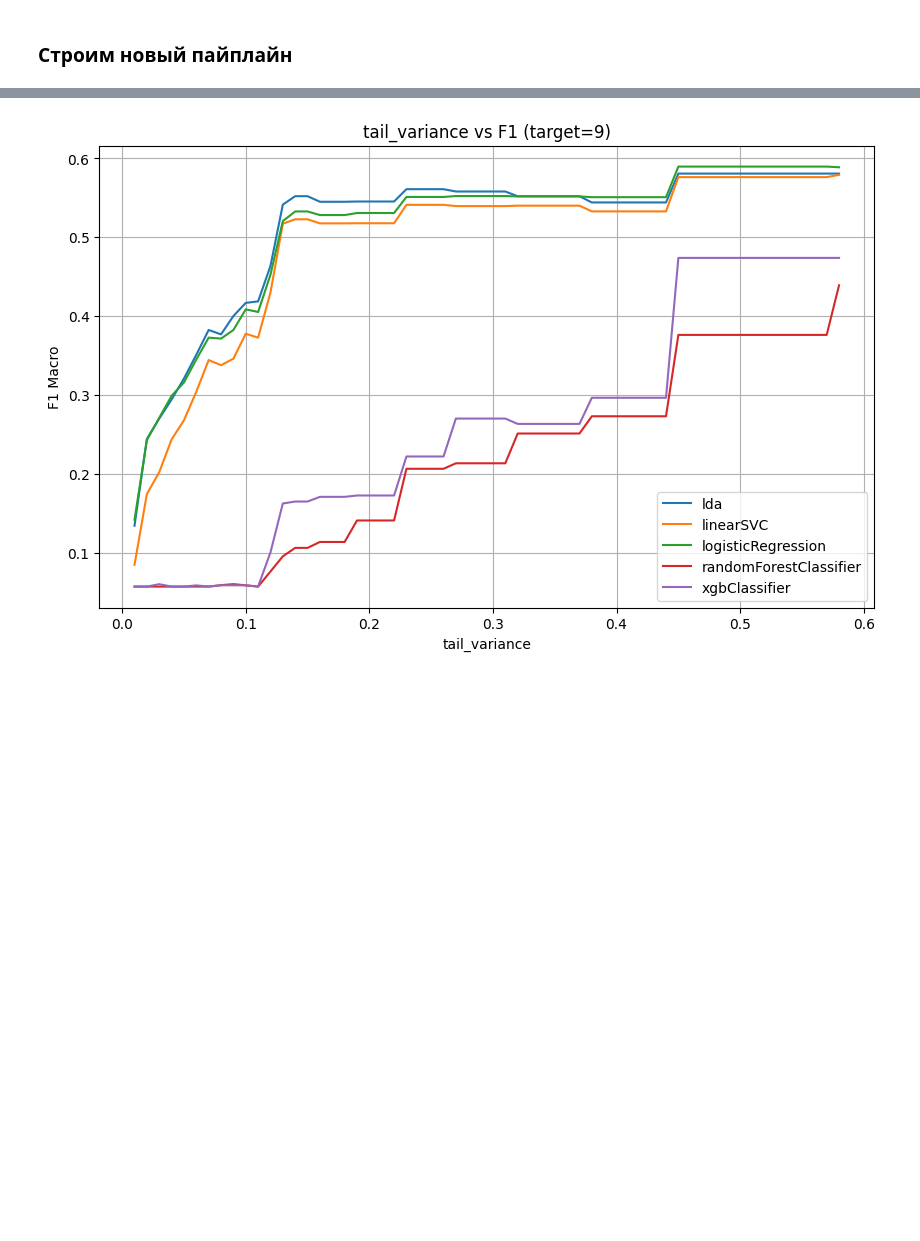
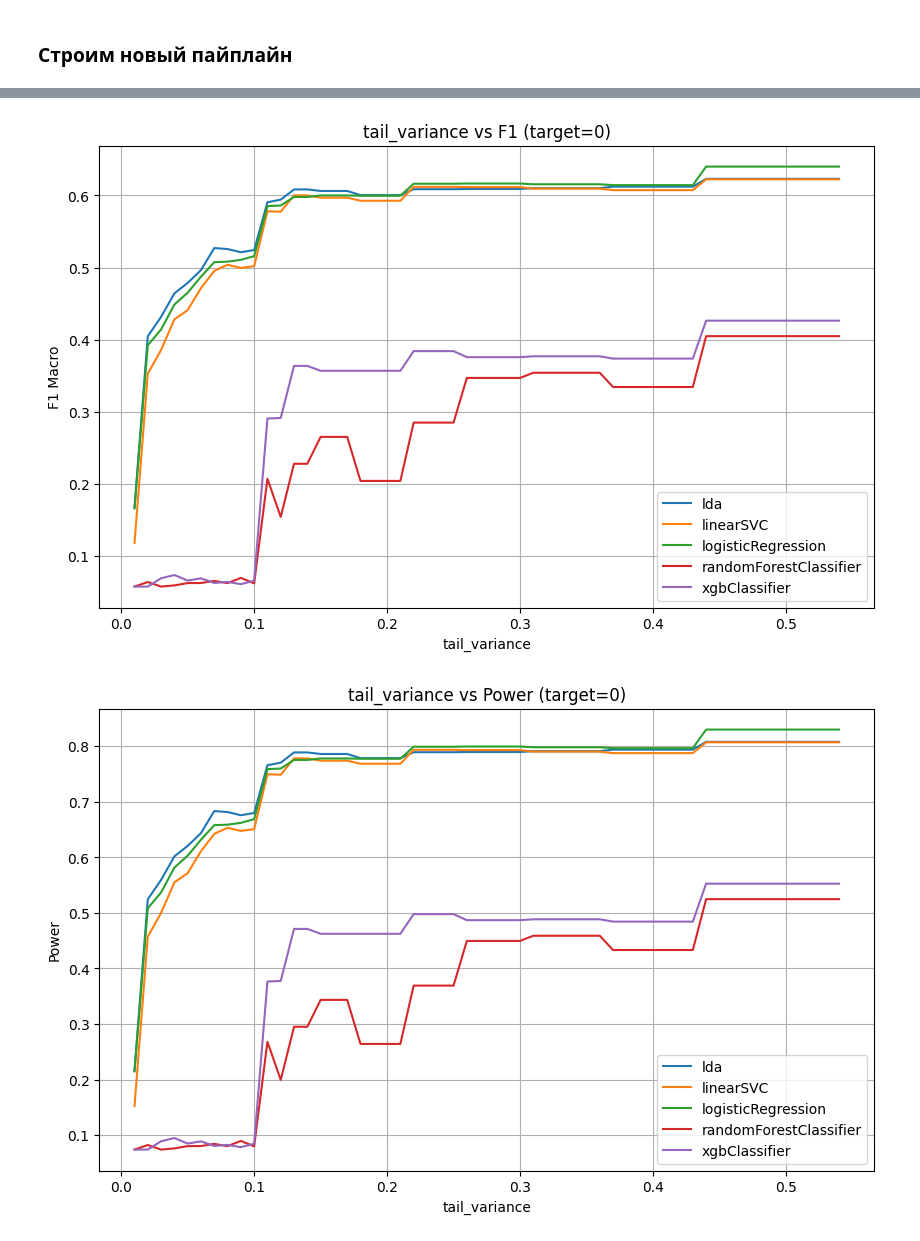
Before and after one commit to MinIN-git/ErrorCorrector, a Jupyter notebook: plot_res.ipynb, the cells around one changed output, grey strips where cells are left out. Saved outputs shown, nothing was run; the diff lists cells and outputs as text; code cells hidden in the pictures; blank space fills up the shorter version.

```diff
--- a/plot_res.ipynb
+++ b/plot_res.ipynb
@@ -26,7 +26,7 @@ device = torch.device("cuda" if torch.cuda.is_available() else "cpu")
 mlflow.set_experiment("Total_variance")
 
 seed = 42
-target = 9
+target = 0
 epoch = 15
 
 %matplotlib inline
@@ -213,10 +213,10 @@ def new_pipeline(features: np.array, preds: np.array, sep_model, proj):
 
 def print_metric(preds, gt_preds):
     # https://scikit-learn.org/stable/modules/generated/sklearn.metrics.f1_score.html
-    new_pipeline_loader_f1_score_macro = f1_score(preds, gt_preds, average="macro")
-    new_pipeline_loader_f1_score_micro = f1_score(preds, gt_preds, average="micro")
-    new_pipeline_loader_f1_score_list = f1_score(preds, gt_preds, average=None)
-    new_pipeline_loader_acc = accuracy_score(preds, gt_preds)
+    new_pipeline_loader_f1_score_macro = f1_score(gt_preds, preds, average="macro")
+    new_pipeline_loader_f1_score_micro = f1_score(gt_preds, preds, average="micro")
+    new_pipeline_loader_f1_score_list = f1_score(gt_preds, preds, average=None)
+    new_pipeline_loader_acc = accuracy_score(gt_preds, preds)
 
     print("f1-мера (глобальные TP и FP): {} \nf1-score (усреднее): {}" \
     "\nf1-score (по каждому классу): {} \nacc: {}".format(
@@ -280,6 +280,7 @@ features, preds, gt_preds = resnet.extract_features(
 )
 # %%
 results = []
+baseline_f1_macro = test_cifar9_f1_score
 
 for variance in range(98, stop-1, -1):
     print(f"\nVariance = {0.99 - variance/100}")
@@ -334,10 +335,13 @@ for variance in range(98, stop-1, -1):
             gt_preds
         )
 
+        power = np.nan if baseline_f1_macro == 0 else f1_macro / baseline_f1_macro
+
         results.append({
             "tail_variance": 0.99 - variance/100,
             "model": model_name,
-            "f1_macro": f1_macro
+            "f1_macro": f1_macro,
+            "power": power,
         })
 # %% [output]
 Variance = 0.010000000000000009
@@ -374,11 +378,18 @@ df.to_csv("data.csv", index=False)
 mlflow.log_artifact("data.csv")
 # %%
 
-path = plot_variance_vs_f1(
+path_f1 = plot_variance_vs_f1(
     df,
     title=f"tail_variance vs F1 (target={target})",
     path=f"output/{target}/variance_vs_f1.png"
 )
+
+path_power = plot_variance_vs_power(
+    df,
+    title=f"tail_variance vs Power (target={target})",
+    path=f"output/{target}/variance_vs_power.png"
+)
 # %% [output]
-[figure, old version]
+[figure, new version]
+[figure, added]
 # %%
```
Also changed, not shown: parts of 9 cells of this notebook, 3 other files.
